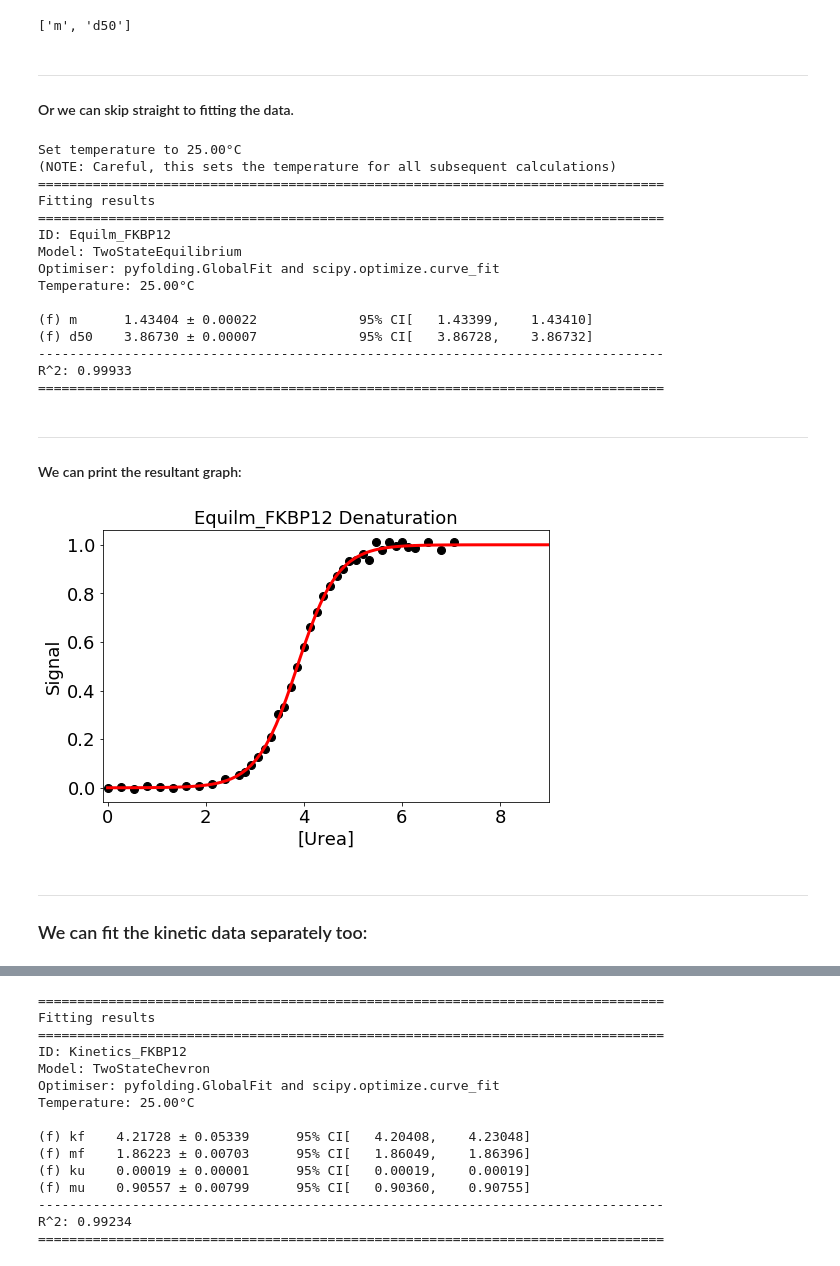
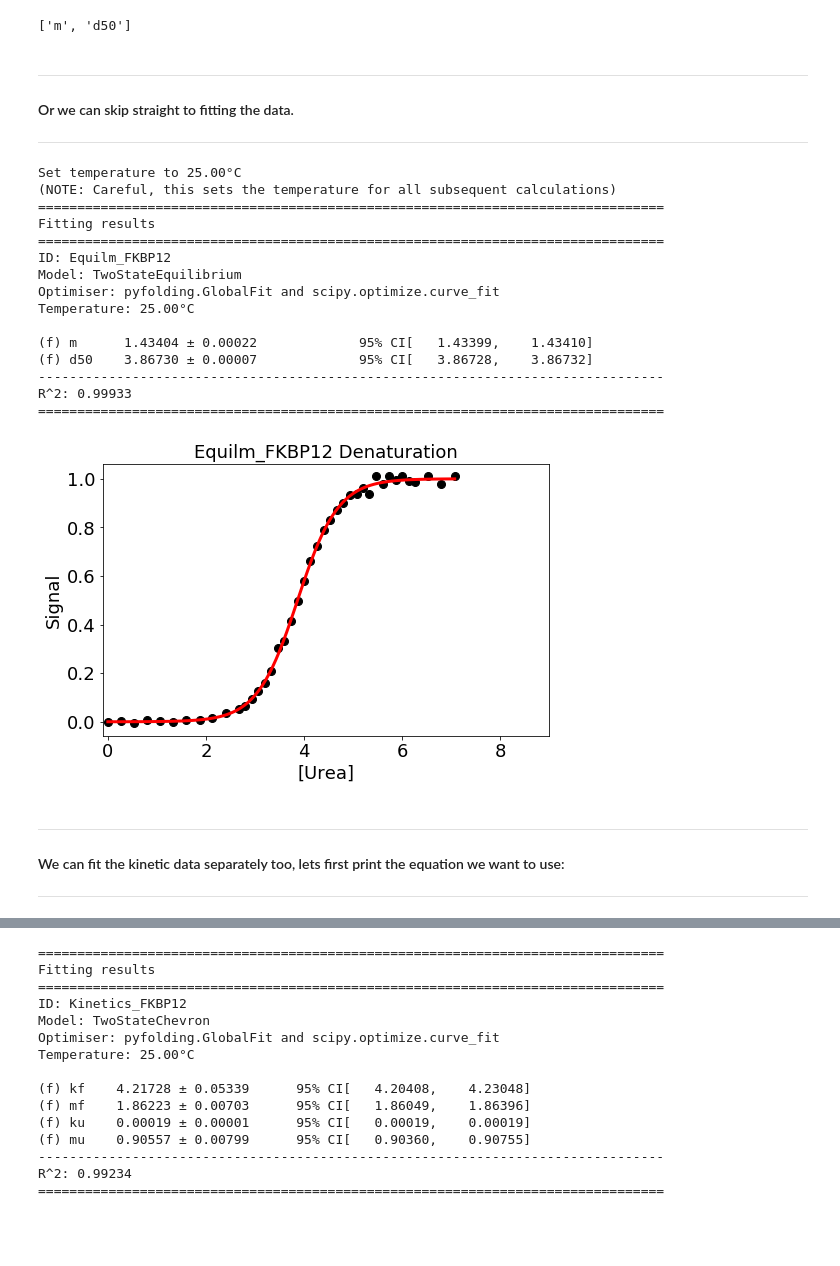
Before and after one commit to quantumjot/PyFolding, a Jupyter notebook: notebooks/SI1_FoldingModels1.ipynb, the cells around one changed output, grey strips where cells are left out. Cells and saved outputs as stored; diff of their text form; code cells hidden in the pictures; blank space fills up the shorter version.

```diff
--- a/notebooks/SI1_FoldingModels1.ipynb
+++ b/notebooks/SI1_FoldingModels1.ipynb
@@ -173,40 +174,41 @@ TwoStateEquilibrium().fit_func_args
 ---
 
 #### Or we can skip straight to fitting the data.
+
+---
 # %%
 # Set temperature to 25.00°C
 # (NOTE: Careful, this sets the temperature for all subsequent calculations)
 pyfolding.set_temperature(25.)
 
 #1st select the fit function and associates it with the data
 Equilm_FKBP12.fit_func = models.TwoStateEquilibrium
 
-
 #then fit it.
 #in the brackets you can define starting values for the variables -
 #input in the order printed above with the".fit_func_args'
 Equilm_FKBP12.fit(p0=[2,4])
+
+# We can print the resultant graph using either of these commands:
+# 1. "Equilm_FKBP12.plot()" or
+# 2. "pyfolding.plot_equilibrium(Equilm_FKBP12)"
+
+# lets do the first & save out the resultant graph
+Equilm_FKBP12.plot(save='/Users/ergm/Desktop/test.pdf')
 # %% [output]
 Set temperature to 25.00°C
 (NOTE: Careful, this sets the temperature for all subsequent calculations)
 ================================================================================
 Fitting results
 ================================================================================
 ID: Equilm_FKBP12
 Model: TwoStateEquilibrium
 Optimiser: pyfolding.GlobalFit and scipy.optimize.curve_fit
 Temperature: 25.00°C
 
 (f) m      1.43404 ± 0.00022             95% CI[   1.43399,    1.43410]
 (f) d50    3.86730 ± 0.00007             95% CI[   3.86728,    3.86732]
 --------------------------------------------------------------------------------
 R^2: 0.99933
 ================================================================================
+[figure, added]
-# %% [markdown]
----
-
-#### We can print the resultant graph:
-# %%
-Equilm_FKBP12.plot()
-# %% [output]
-[figure, removed]
@@ -213,4 +218,6 @@ Equilm_FKBP12.plot()
 # %% [markdown]
 ---
 
-### We can fit the kinetic data separately too:
+#### We can fit the kinetic data separately too, lets first print the equation we want to use:
+
+---
```
Also changed, not shown: parts of 27 cells of this notebook, 13 other files.
